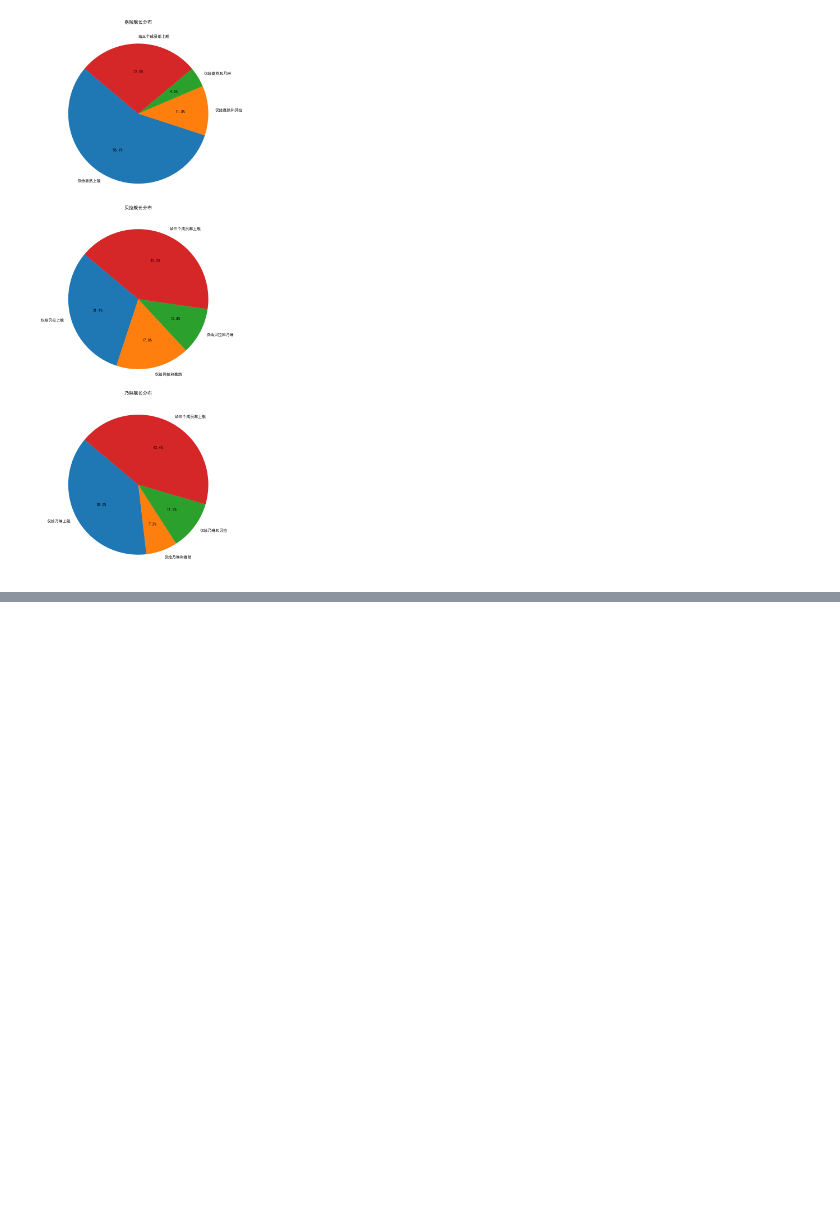
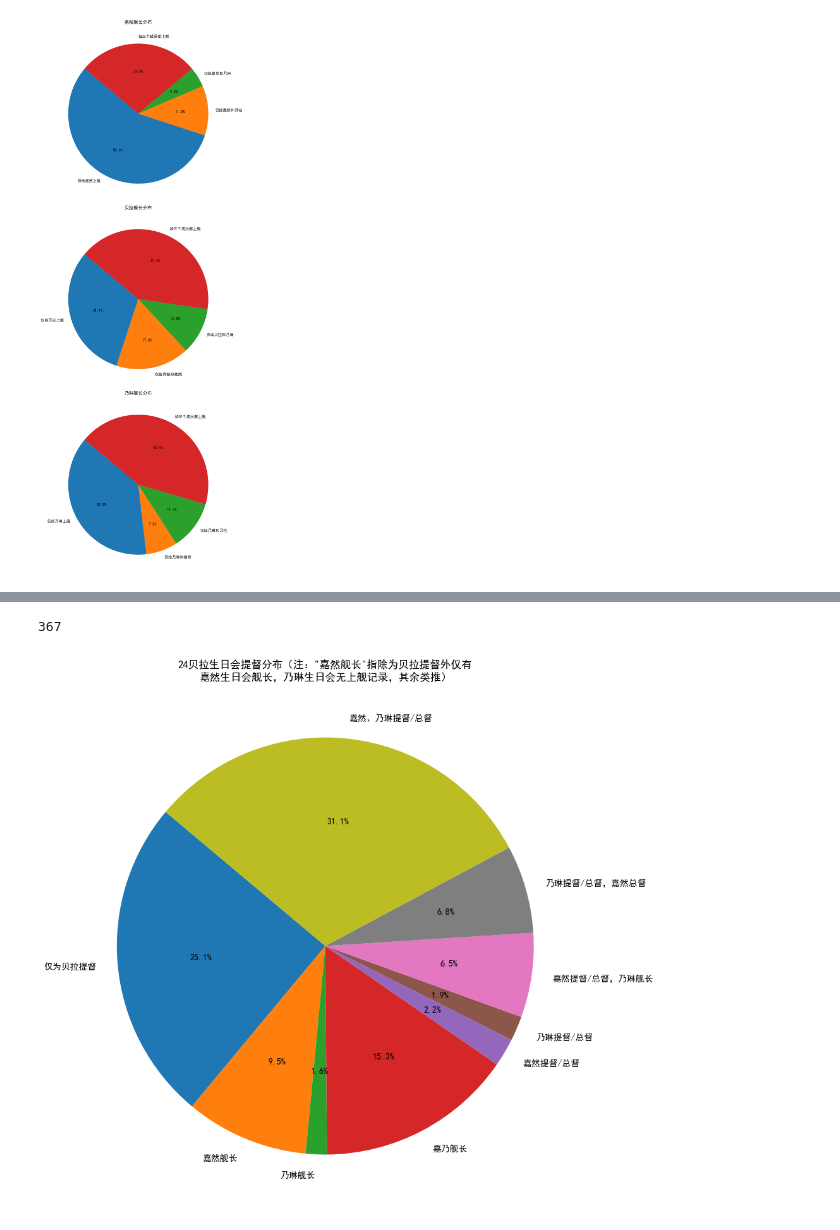
Before and after one commit to VictorAZ12/as-24-captains, a Jupyter notebook: 24生日会数据分析.ipynb, the cells around one changed output, grey strips where cells are left out. Saved outputs shown, nothing was run; the diff lists cells and outputs as text; code cells hidden in the pictures; blank space fills up the shorter version.

```diff
--- a/24生日会数据分析.ipynb
+++ b/24生日会数据分析.ipynb
@@ -488,0 +678,33 @@ plt.show()
+# %%
+# 贝拉提督的不同组合的统计数据
+bella_teitoku_stats = [
+    bella_teitoku_O_O,
+    bella_teitoku_diana_captain_O,
+    bella_teitoku_eileen_captain_O,
+    bella_teitoku_diana_captain_eileen_captain,
+    bella_teitoku_diana_teitoku_soutoku_O,
+    bella_teitoku_eileen_teitoku_soutoku_O,
+    bella_diana_teitoku_soutoku_eileen_captain,
+    bella_eileen_teitoku_soutoku_diana_captain,
+    bella_teitoku_diana_eileen_teitoku_soutoku,
+]
+
+# 计算每个组合的大小
+bella_sizes_teitoku = [len(stat) for stat in bella_teitoku_stats]
+
+# 贝拉提督的标签
+labels_bella_teitoku = [
+    "仅为贝拉提督",
+    "嘉然舰长",
+    "乃琳舰长",
+    "嘉乃舰长",
+    "嘉然提督/总督",
+    "乃琳提督/总督",
+    "嘉然提督/总督，乃琳舰长",
+    "乃琳提督/总督，嘉然总督",
+    "嘉然、乃琳提督/总督"
+]
+
+# 输出结果
+for label, size in zip(labels_bella_teitoku, bella_sizes_teitoku):
+    print(f"{label}: {size}人")
@@ -488,0 +721,19 @@ plt.show()
+# %%
+counter = 0
+for bella_stat in bella_teitoku_stats:
+    counter += len(bella_stat)
+counter
+# %% [output]
+367
+# %%
+# 绘制饼图
+# fig, (ax1, ax2, ax3) = plt.subplots(3, 1, figsize=(18, 20))
+fig, ax1 = plt.subplots(1, 1, figsize=(10,12))
+ax1.pie(bella_sizes_teitoku, labels=labels_bella_teitoku, autopct='%1.1f%%', startangle=140)
+ax1.set_title('24贝拉生日会提督分布（注："嘉然舰长"指除为贝拉提督外仅有\n嘉然生日会舰长，乃琳生日会无上舰记录，其余类推）')
+
+# 调整布局
+plt.tight_layout()
+plt.show()
+# %% [output]
+[figure, added]
```
Also changed, not shown: parts of 21 cells of this notebook.
